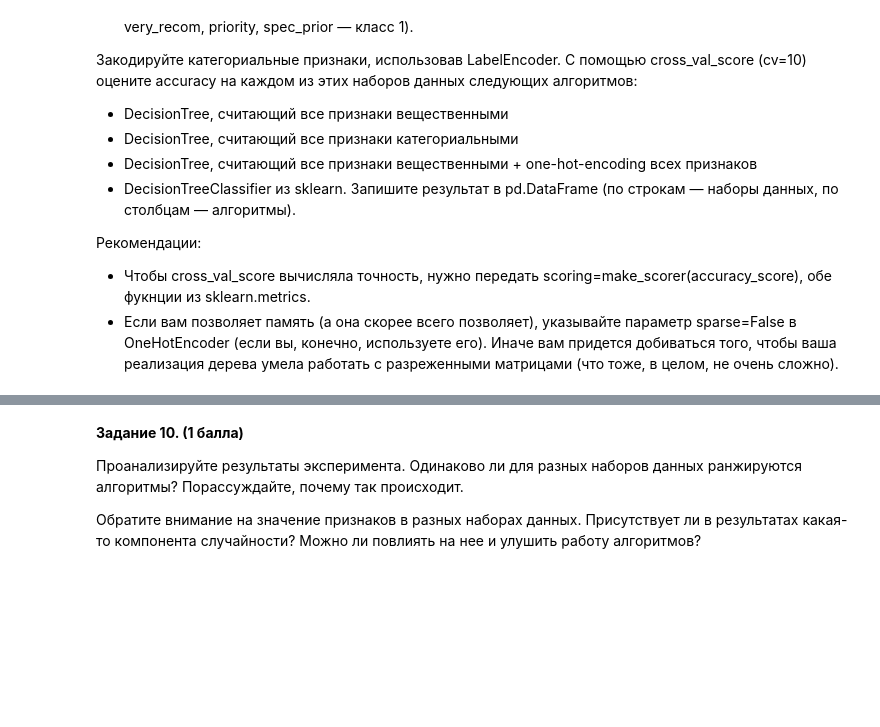
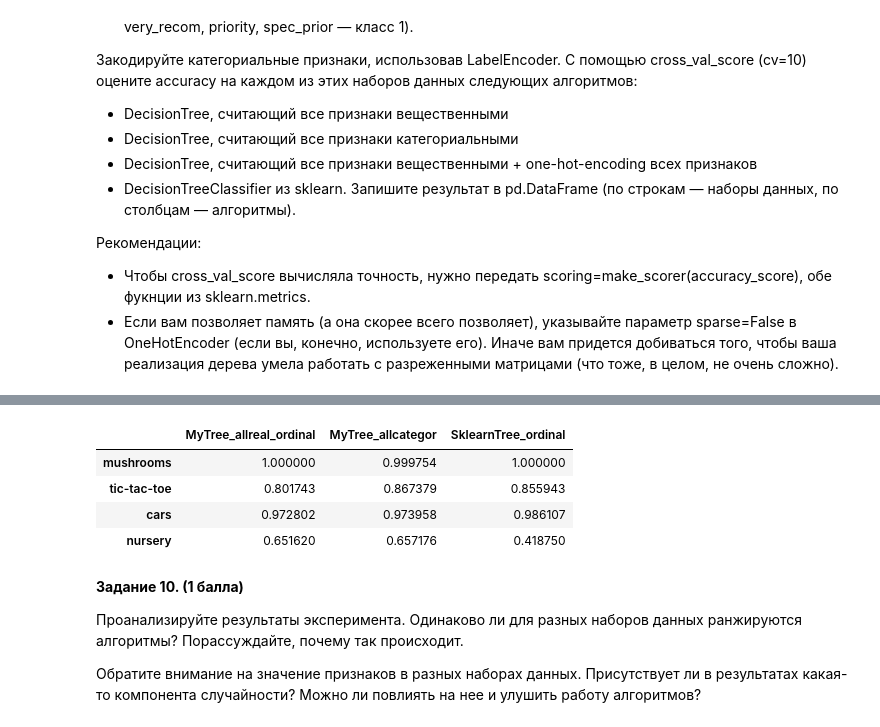
Before and after one commit to MAI-University-Student-Projects/mlcourse-hse, a Jupyter notebook: 2021-fall/homeworks-practice/homework-practice-05-trees/homework-practice-05-trees.ipynb, the cells around one changed output, grey strips where cells are left out. Saved outputs shown, nothing was run; the diff lists cells and outputs as text; code cells hidden in the pictures; blank space fills up the shorter version.

```diff
--- a/2021-fall/homeworks-practice/homework-practice-05-trees/homework-practice-05-trees.ipynb
+++ b/2021-fall/homeworks-practice/homework-practice-05-trees/homework-practice-05-trees.ipynb
@@ -267,0 +317,30 @@ __Задание 9. (2 балла)__
+# %%
+%%time
+res = pd.DataFrame(
+    [
+        score_data(
+            data_title="mushrooms",
+            url="https://archive.ics.uci.edu/ml/machine-learning-databases/mushroom/agaricus-lepiota.data",
+            icol_target=0
+        ),
+        score_data(
+            data_title="tic-tac-toe",
+            url="https://archive.ics.uci.edu/ml/machine-learning-databases/tic-tac-toe/tic-tac-toe.data",
+            icol_target=9
+        ),
+        score_data(
+            data_title="cars",
+            url="https://archive.ics.uci.edu/ml/machine-learning-databases/car/car.data",
+            icol_target=6,
+            target_marks=(['good', 'vgood'], ['unacc', 'acc'])
+        ),
+        score_data(
+            data_title="nursery",
+            url="https://archive.ics.uci.edu/ml/machine-learning-databases/nursery/nursery.data",
+            icol_target=8,
+            target_marks=(['not_recom', 'recommend'], ['very_recom', 'priority', 'spec_prior'])
+        )
+    ]
+)
+res
+# %% [output]
@@ -268,3 +349,8 @@ __Задание 9. (2 балла)__
+|  | MyTree_allreal_ordinal | MyTree_allcategor | SklearnTree_ordinal |
+| mushrooms | 1.000000 | 0.999754 | 1.000000 |
+| tic-tac-toe | 0.801743 | 0.867379 | 0.855943 |
+| cars | 0.972802 | 0.973958 | 0.986107 |
+| nursery | 0.651620 | 0.657176 | 0.418750 |
 # %% [markdown]
 __Задание 10. (1 балла)__
 
```
Also changed, not shown: parts of 14 cells of this notebook, 2 other files.
